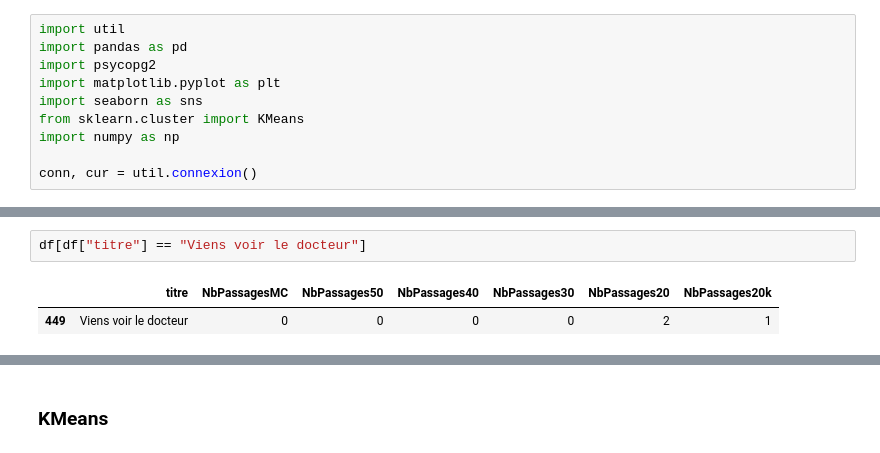
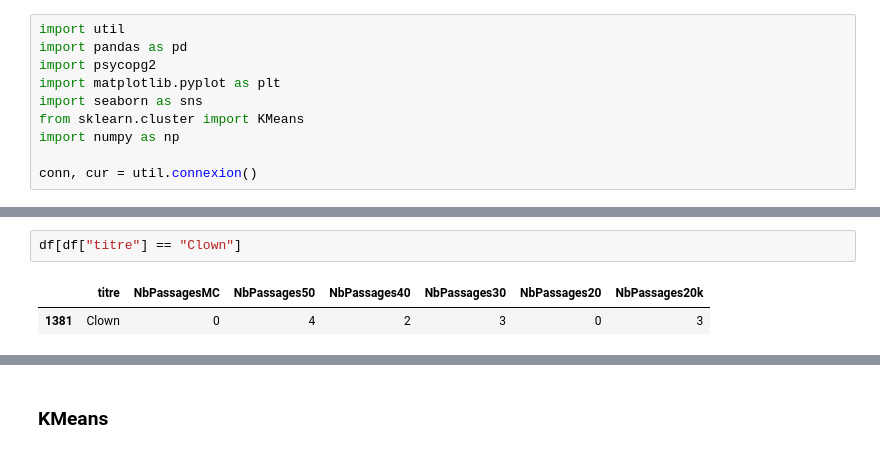
Before and after one commit to ThomasCosyn/code, a Jupyter notebook: ML/etudes/clustering.ipynb, the cells around one changed output, grey strips where cells are left out. Drawn from its saved outputs; the diff is of its cells as text.

```diff
--- a/ML/clustering.ipynb
+++ b/ML/etudes/clustering.ipynb
@@ -32,8 +32,8 @@ df
 # %%
-df[df["titre"] == "Viens voir le docteur"]
+df[df["titre"] == "Clown"]
 # %% [output]
 |  | titre | NbPassagesMC | NbPassages50 | NbPassages40 | NbPassages30 | NbPassages20 | NbPassages20k |
-| 449 | Viens voir le docteur | 0 | 0 | 0 | 0 | 2 | 1 |
+| 1381 | Clown | 0 | 4 | 2 | 3 | 0 | 3 |
 # %%
 corr_matrix = df.corr(method='pearson')
 plt.figure(figsize=(8, 6))
```
Also changed, not shown: parts of 21 cells of this notebook, 20 other files.
